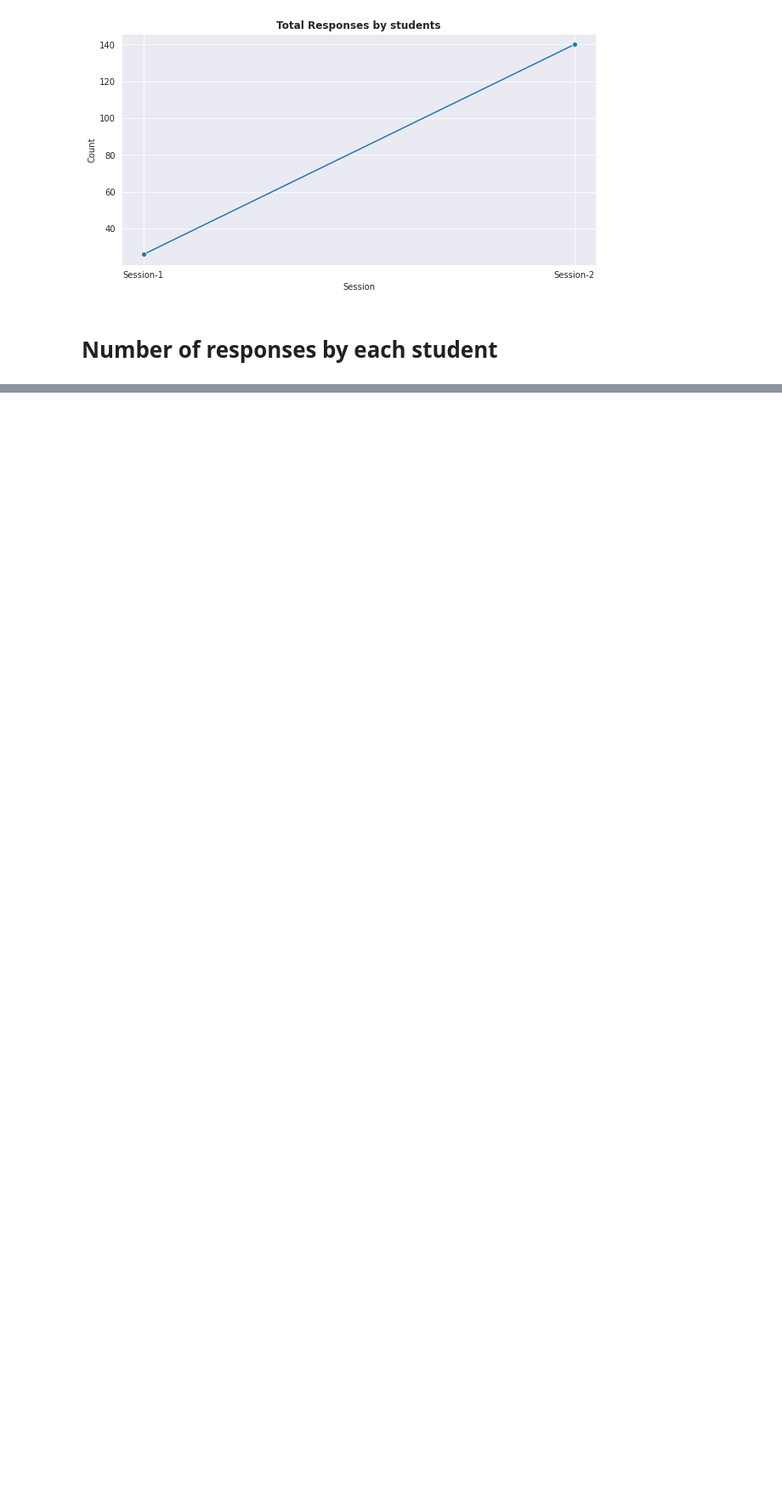
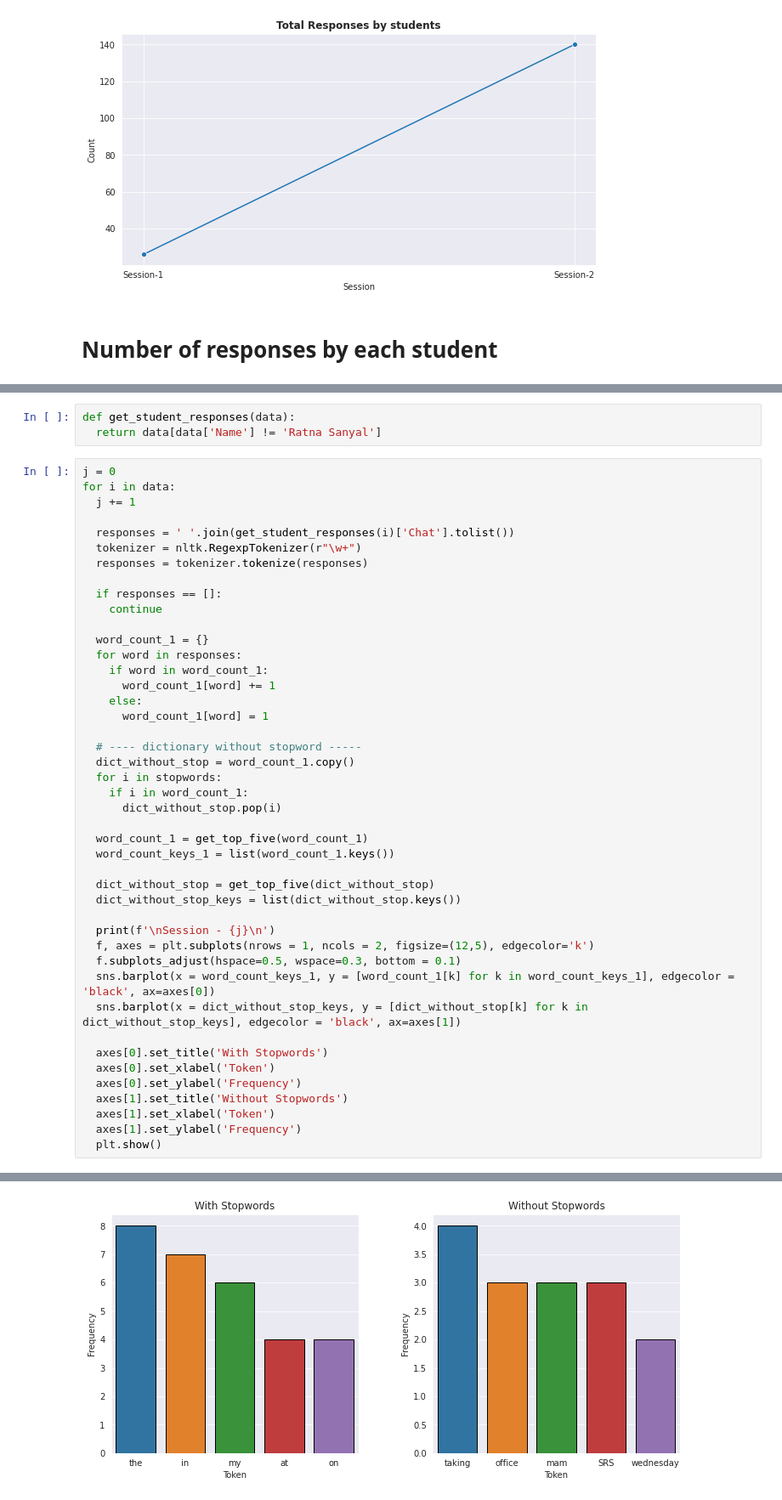
Before and after one commit to jainakki16/Chat-Transcript-Analysis, a Jupyter notebook: R&D.ipynb, the cells around one changed output, grey strips where cells are left out. Shown at 85% size. Saved outputs shown, nothing was run; the diff lists cells and outputs as text; blank space fills up the shorter version.

```diff
--- a/R&D.ipynb
+++ b/R&D.ipynb
@@ -223,0 +286,48 @@ data_2
+# %%
+def get_student_responses(data):
+  return data[data['Name'] != 'Ratna Sanyal']
+# %%
+j = 0
+for i in data:
+  j += 1
+
+  responses = ' '.join(get_student_responses(i)['Chat'].tolist())
+  tokenizer = nltk.RegexpTokenizer(r"\w+")
+  responses = tokenizer.tokenize(responses)
+
+  if responses == []:
+    continue
+
+  word_count_1 = {}
+  for word in responses:
+    if word in word_count_1:
+      word_count_1[word] += 1
+    else:
+      word_count_1[word] = 1
+
+  # ---- dictionary without stopword -----
+  dict_without_stop = word_count_1.copy()
+  for i in stopwords:
+    if i in word_count_1:
+      dict_without_stop.pop(i)
+
+  word_count_1 = get_top_five(word_count_1)
+  word_count_keys_1 = list(word_count_1.keys())
+
+  dict_without_stop = get_top_five(dict_without_stop)
+  dict_without_stop_keys = list(dict_without_stop.keys())
+
+  print(f'\nSession - {j}\n')
+  f, axes = plt.subplots(nrows = 1, ncols = 2, figsize=(12,5), edgecolor='k')
+  f.subplots_adjust(hspace=0.5, wspace=0.3, bottom = 0.1)
+  sns.barplot(x = word_count_keys_1, y = [word_count_1[k] for k in word_count_keys_1], edgecolor = 'black', ax=axes[0])
+  sns.barplot(x = dict_without_stop_keys, y = [dict_without_stop[k] for k in dict_without_stop_keys], edgecolor = 'black', ax=axes[1])
+
+  axes[0].set_title('With Stopwords')
+  axes[0].set_xlabel('Token')
+  axes[0].set_ylabel('Frequency')
+  axes[1].set_title('Without Stopwords')
+  axes[1].set_xlabel('Token')
+  axes[1].set_ylabel('Frequency')
+  plt.show()
+# %% [output]
@@ -223,0 +335 @@ data_2
+[figure, added]
```
Also changed, not shown: parts of 22 cells of this notebook.
